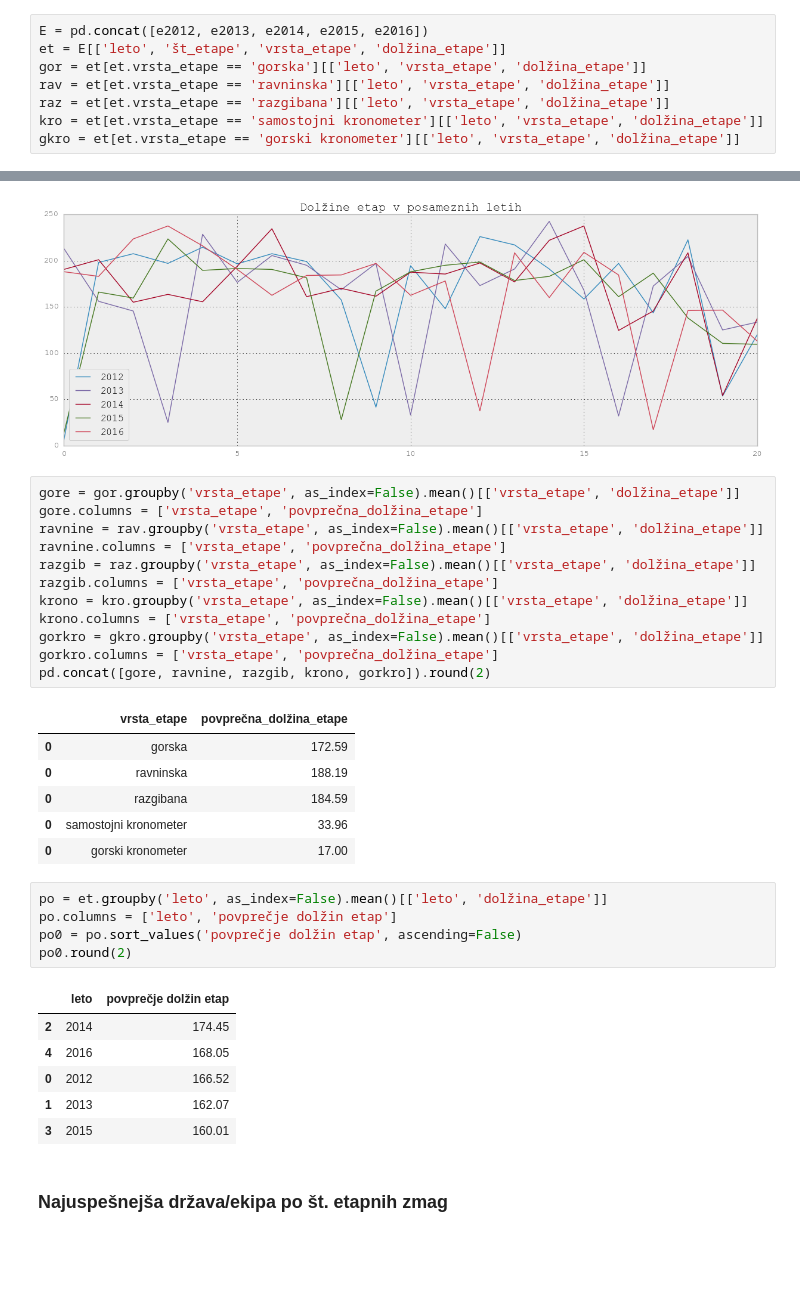
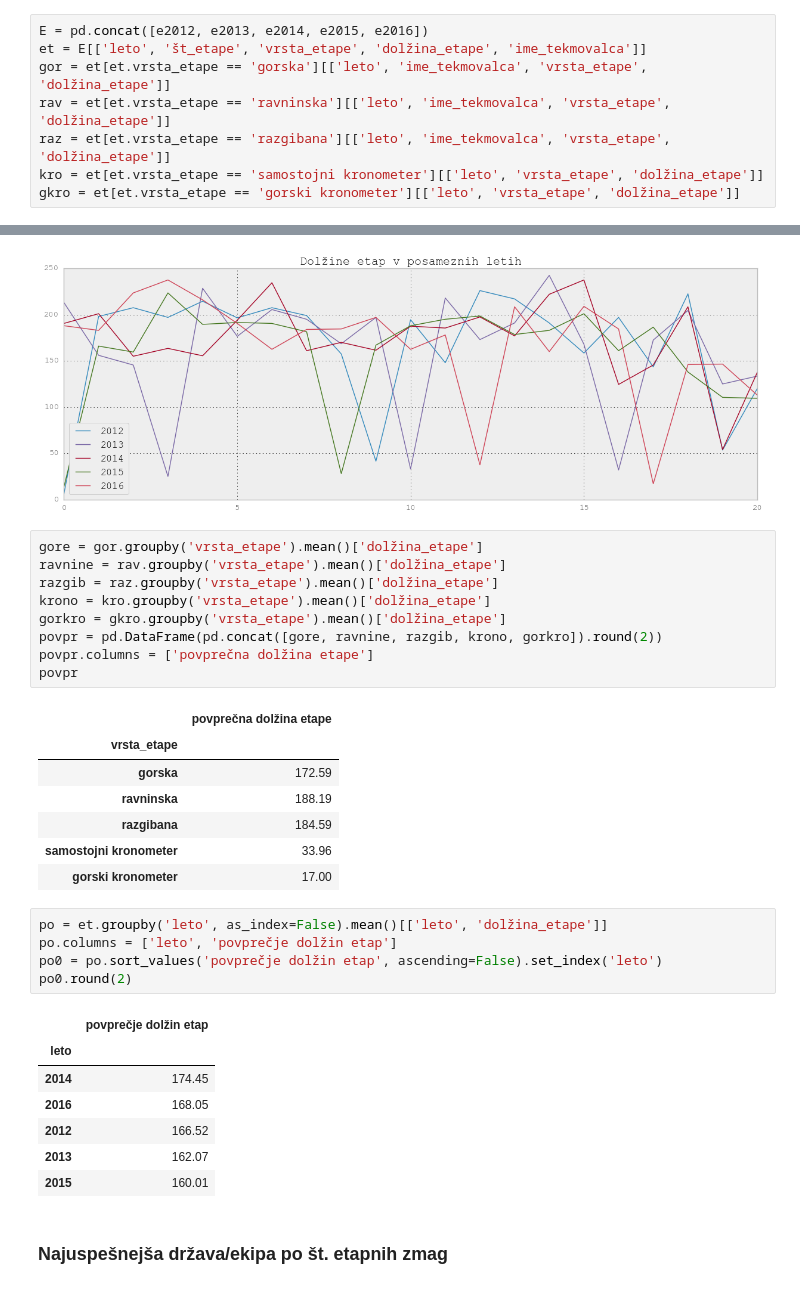
Before and after one commit to aeTS/Projekt-PRO1, a Jupyter notebook: Projekt_analiza_Tour.ipynb, the cells around one changed output, grey strips where cells are left out. Drawn from its saved outputs; the diff is of its cells as text; blank space fills up the shorter version.

```diff
--- a/Projekt_analiza_Tour.ipynb
+++ b/Projekt_analiza_Tour.ipynb
@@ -215,10 +219,10 @@ e2016 = pd.read_csv('Etape\\Tour2016.csv')
 ### Profili etap - (povprečne) dolžine in frekvenca vrst
 # %%
 E = pd.concat([e2012, e2013, e2014, e2015, e2016])
-et = E[['leto', 'št_etape', 'vrsta_etape', 'dolžina_etape']]
-gor = et[et.vrsta_etape == 'gorska'][['leto', 'vrsta_etape', 'dolžina_etape']]
-rav = et[et.vrsta_etape == 'ravninska'][['leto', 'vrsta_etape', 'dolžina_etape']]
-raz = et[et.vrsta_etape == 'razgibana'][['leto', 'vrsta_etape', 'dolžina_etape']]
+et = E[['leto', 'št_etape', 'vrsta_etape', 'dolžina_etape', 'ime_tekmovalca']]
+gor = et[et.vrsta_etape == 'gorska'][['leto', 'ime_tekmovalca', 'vrsta_etape', 'dolžina_etape']]
+rav = et[et.vrsta_etape == 'ravninska'][['leto', 'ime_tekmovalca', 'vrsta_etape', 'dolžina_etape']]
+raz = et[et.vrsta_etape == 'razgibana'][['leto', 'ime_tekmovalca', 'vrsta_etape', 'dolžina_etape']]
 kro = et[et.vrsta_etape == 'samostojni kronometer'][['leto', 'vrsta_etape', 'dolžina_etape']]
 gkro = et[et.vrsta_etape == 'gorski kronometer'][['leto', 'vrsta_etape', 'dolžina_etape']]
 # %%
@@ -254,36 +258,35 @@ D0.plot(title='Dolžine etap v posameznih letih')
 <matplotlib.axes._subplots.AxesSubplot at 0x...>
 [figure]
 # %%
-gore = gor.groupby('vrsta_etape', as_index=False).mean()[['vrsta_etape', 'dolžina_etape']]
-gore.columns = ['vrsta_etape', 'povprečna_dolžina_etape']
-ravnine = rav.groupby('vrsta_etape', as_index=False).mean()[['vrsta_etape', 'dolžina_etape']]
-ravnine.columns = ['vrsta_etape', 'povprečna_dolžina_etape']
-razgib = raz.groupby('vrsta_etape', as_index=False).mean()[['vrsta_etape', 'dolžina_etape']]
-razgib.columns = ['vrsta_etape', 'povprečna_dolžina_etape']
-krono = kro.groupby('vrsta_etape', as_index=False).mean()[['vrsta_etape', 'dolžina_etape']]
-krono.columns = ['vrsta_etape', 'povprečna_dolžina_etape']
-gorkro = gkro.groupby('vrsta_etape', as_index=False).mean()[['vrsta_etape', 'dolžina_etape']]
-gorkro.columns = ['vrsta_etape', 'povprečna_dolžina_etape']
-pd.concat([gore, ravnine, razgib, krono, gorkro]).round(2)
+gore = gor.groupby('vrsta_etape').mean()['dolžina_etape']
+ravnine = rav.groupby('vrsta_etape').mean()['dolžina_etape']
+razgib = raz.groupby('vrsta_etape').mean()['dolžina_etape']
+krono = kro.groupby('vrsta_etape').mean()['dolžina_etape']
+gorkro = gkro.groupby('vrsta_etape').mean()['dolžina_etape']
+povpr = pd.DataFrame(pd.concat([gore, ravnine, razgib, krono, gorkro]).round(2))
+povpr.columns = ['povprečna dolžina etape']
+povpr
 # %% [output]
-|  | vrsta_etape | povprečna_dolžina_etape |
-| 0 | gorska | 172.59 |
-| 0 | ravninska | 188.19 |
-| 0 | razgibana | 184.59 |
-| 0 | samostojni kronometer | 33.96 |
-| 0 | gorski kronometer | 17.00 |
+|  | povprečna dolžina etape |
+| vrsta_etape |  |
+| gorska | 172.59 |
+| ravninska | 188.19 |
+| razgibana | 184.59 |
+| samostojni kronometer | 33.96 |
+| gorski kronometer | 17.00 |
 # %%
 po = et.groupby('leto', as_index=False).mean()[['leto', 'dolžina_etape']]
 po.columns = ['leto', 'povprečje dolžin etap']
-po0 = po.sort_values('povprečje dolžin etap', ascending=False)
+po0 = po.sort_values('povprečje dolžin etap', ascending=False).set_index('leto')
 po0.round(2)
 # %% [output]
-|  | leto | povprečje dolžin etap |
-| 2 | 2014 | 174.45 |
-| 4 | 2016 | 168.05 |
-| 0 | 2012 | 166.52 |
-| 1 | 2013 | 162.07 |
-| 3 | 2015 | 160.01 |
+|  | povprečje dolžin etap |
+| leto |  |
+| 2014 | 174.45 |
+| 2016 | 168.05 |
+| 2012 | 166.52 |
+| 2013 | 162.07 |
+| 2015 | 160.01 |
 # %% [markdown]
 ### Najuspešnejša država/ekipa po št. etapnih zmag
 # %%
```
Also changed, not shown: parts of 19 cells of this notebook.
